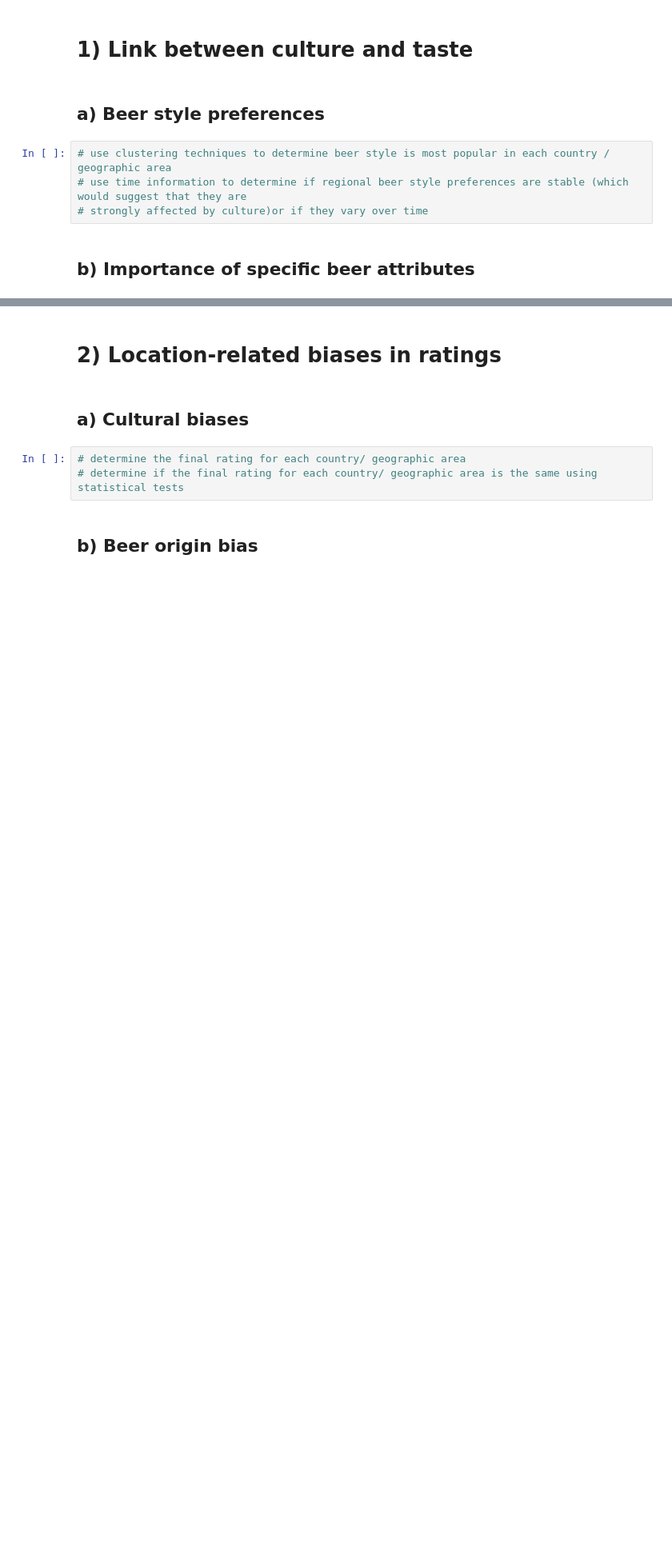
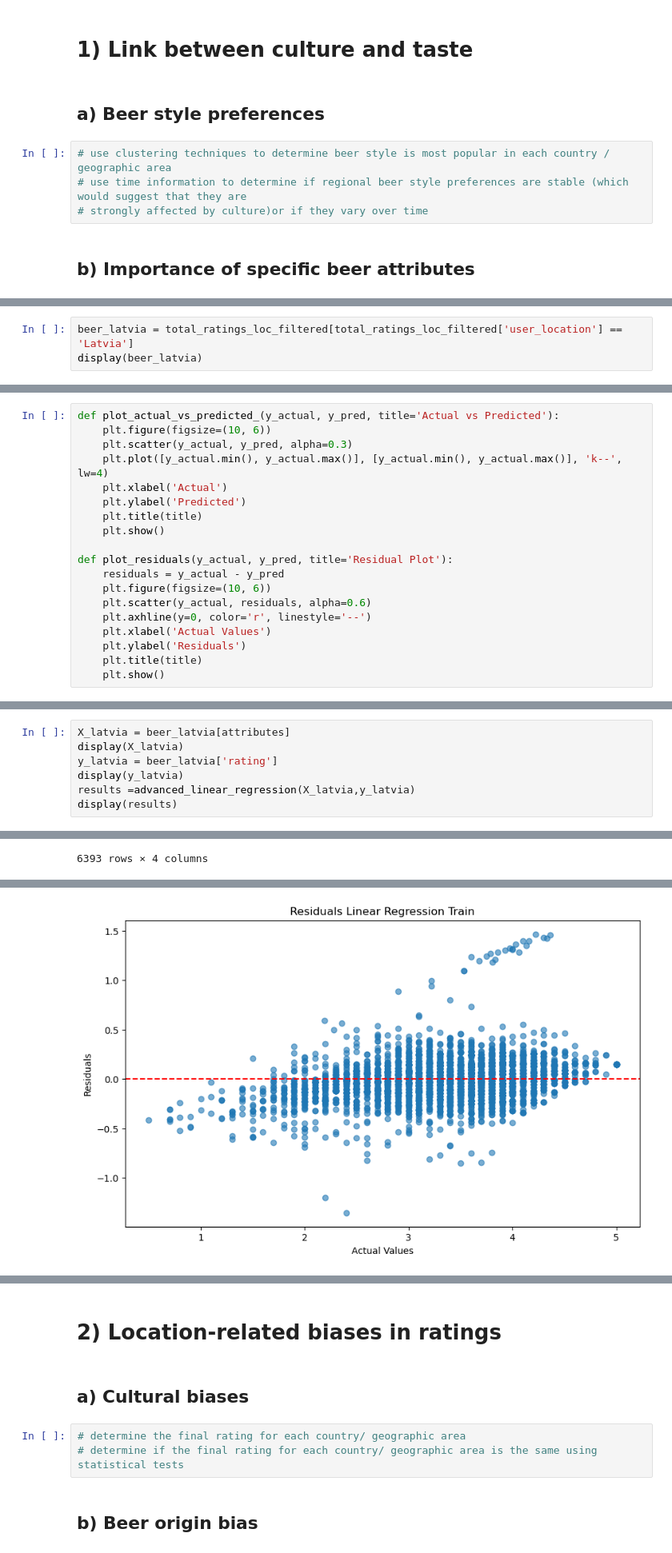
Before and after one commit to epfl-ada/ada-2024-project-datapilots, a Jupyter notebook: results.ipynb, the cells around one changed output, grey strips where cells are left out. Shown at 80% size. Cells and saved outputs as stored; diff of their text form; blank space fills up the shorter version.

```diff
--- a/results.ipynb
+++ b/results.ipynb
@@ -747,0 +802,3 @@ As we see from the plots and correlation matrix the different attributes of the
+# %%
+beer_latvia = total_ratings_loc_filtered[total_ratings_loc_filtered['user_location'] == 'Latvia']
+display(beer_latvia)
@@ -747,0 +843,19 @@ As we see from the plots and correlation matrix the different attributes of the
+# %%
+def plot_actual_vs_predicted_(y_actual, y_pred, title='Actual vs Predicted'):
+    plt.figure(figsize=(10, 6))
+    plt.scatter(y_actual, y_pred, alpha=0.3)
+    plt.plot([y_actual.min(), y_actual.max()], [y_actual.min(), y_actual.max()], 'k--', lw=4)
+    plt.xlabel('Actual')
+    plt.ylabel('Predicted')
+    plt.title(title)
+    plt.show()
+
+def plot_residuals(y_actual, y_pred, title='Residual Plot'):
+    residuals = y_actual - y_pred
+    plt.figure(figsize=(10, 6))
+    plt.scatter(y_actual, residuals, alpha=0.6)
+    plt.axhline(y=0, color='r', linestyle='--')
+    plt.xlabel('Actual Values')
+    plt.ylabel('Residuals')
+    plt.title(title)
+    plt.show()
@@ -747,0 +940,8 @@ As we see from the plots and correlation matrix the different attributes of the
+# %%
+X_latvia = beer_latvia[attributes]
+display(X_latvia)
+y_latvia = beer_latvia['rating']
+display(y_latvia)
+results =advanced_linear_regression(X_latvia,y_latvia)
+display(results)
+# %% [output]
@@ -747,0 +960 @@ As we see from the plots and correlation matrix the different attributes of the
+6393 rows × 4 columns
@@ -747,0 +990 @@ As we see from the plots and correlation matrix the different attributes of the
+[figure, added]
```
Also changed, not shown: parts of 35 cells of this notebook.
